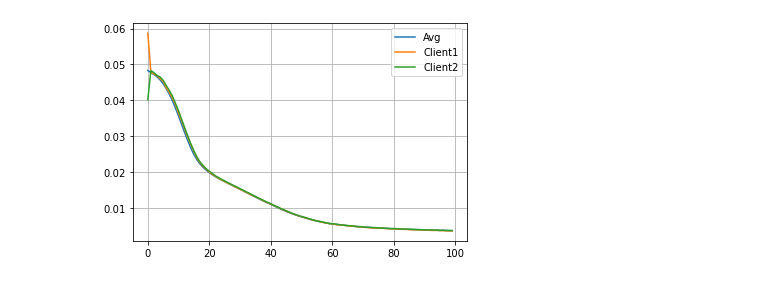
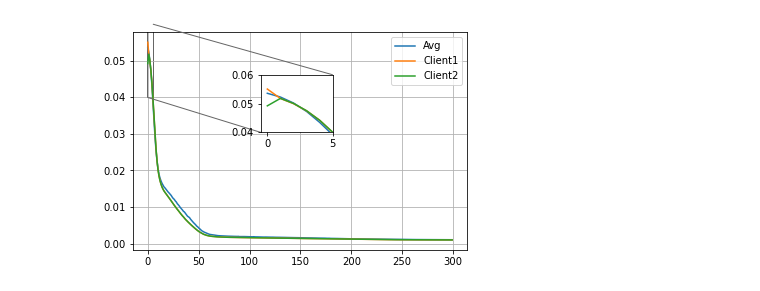
Before and after one commit to ehdbslee/CapstoneDesign-II-, a Jupyter notebook: FL.ipynb, the cells around one changed output. Cells and saved outputs as stored; diff of their text form; code cells hidden in the pictures.

```diff
--- a/FL.ipynb
+++ b/FL.ipynb
@@ -176,7 +187,7 @@ def Fed_AVG(model, client_model_list, args):
     return model, local_weights
 # %%
 def test(model, partition, criterion, args):
-    test_loader = DataLoader(partition['test'], batch_size=args.batch_size, shuffle=True)
+    test_loader = DataLoader(partition[f'test'], batch_size=args.batch_size, shuffle=True)
     model.eval()
 
     loss = 0
@@ -217,7 +228,8 @@ def experiment(partition, args):
         model, local_weights = Fed_AVG(model, client_model_list, args)
         round_loss = test(model, partition, criterion, args)
 
-        print(f'[Round {r}] Round Loss: {round_loss:.4f} Client1 Loss: {train_losses[0]:.4f} Client2 Loss: {train_losses[1]:.4f}')
+        if r%10==0 or r==args.num_rounds-1:
+            print(f'[Round {r}] Round Loss: {round_loss:.5f} Client1 Loss: {train_losses[0]:.5f} Client2 Loss: {train_losses[1]:.5f}')
 
         round_losses.append(round_loss)
         round_client_losses.append(train_losses)
@@ -225,15 +237,26 @@ def experiment(partition, args):
         param_data += local_weights
 
     return round_losses, round_client_losses, round_list, param_data
-# %%
-def plot_loss(round_loss, round_client_losses):
-    plt.plot(round_loss, label='Avg')
-    plt.plot(np.array(round_client_losses)[:,0], label='Client1')
-    plt.plot(np.array(round_client_losses)[:,1], label='Client2')
-    plt.grid()
-    plt.legend()
-
-    plt.show()
+# %%
+def plot_loss(round_loss, round_client_losses):
+    from mpl_toolkits.axes_grid1.inset_locator import mark_inset, inset_axes
+    ax = plt.subplot(1,1,1)
+    ax.plot(round_loss, label='Avg')
+    ax.plot(np.array(round_client_losses)[:,0], label='Client1')
+    ax.plot(np.array(round_client_losses)[:,1], label='Client2')
+    ax.grid()
+    ax.legend()
+
+    axins = inset_axes(ax, 1.0, 0.8, loc = 1, bbox_to_anchor=(0.6, 0.75), bbox_transform = ax.figure.transFigure)
+
+    axins.plot(round_loss, label = 'Avg')
+    axins.plot(np.array(round_client_losses)[:,0], label = 'Client1')
+    axins.plot(np.array(round_client_losses)[:,1], label = 'Client2')
+    axins.set_xlim(-0.5, 5)
+    axins.set_ylim(0.04,0.06)
+    mark_inset(ax, axins, loc1=1, loc2=3, fc="none", ec = "0.4")
+
+    plt.show()
 # %%
 seed = 1228
 np.random.seed(seed)
@@ -243,19 +266,19 @@ parser = argparse.ArgumentParser()
 args = parser.parse_args("")
 
 args.num_epochs = 5
-args.num_rounds = 100
+args.num_rounds = 300
 args.num_clients = 2
-args.lr = 0.0001
+args.lr = 0.00001
 
-args.batch_size = 100
+args.batch_size = 8
 
 make_dir(args)
 
 args.NET_PATH = ''
 args.INIT_PATH = f'FL_model/client = {args.num_clients}/initialize_weight.pth'
 
-train_set_list = data_split(args)
-partition = {'train':train_set_list, 'test':test_dataset}
+
+partition = {'train1':train_dataset1, 'train2':train_dataset2, 'test':test_dataset}
 
 round_loss, round_client_losses, round_list, param_data = experiment(partition, args)
 plot_loss(round_loss, round_client_losses)
@@ -280 +303 @@ Directories not created because they already exist
-[figure, old version]
+[figure, new version]
```
Also changed, not shown: parts of 10 cells of this notebook, 3 other files.
